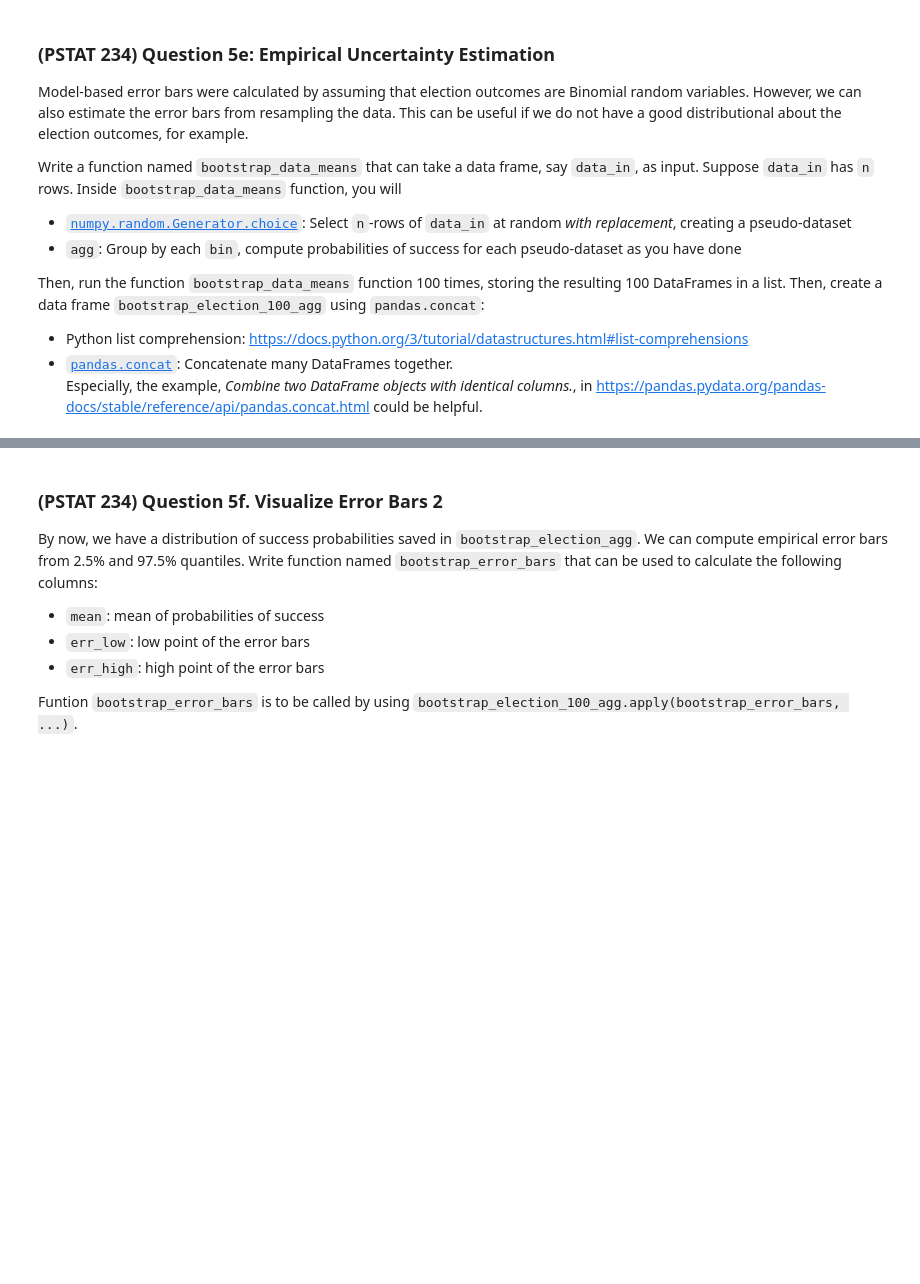
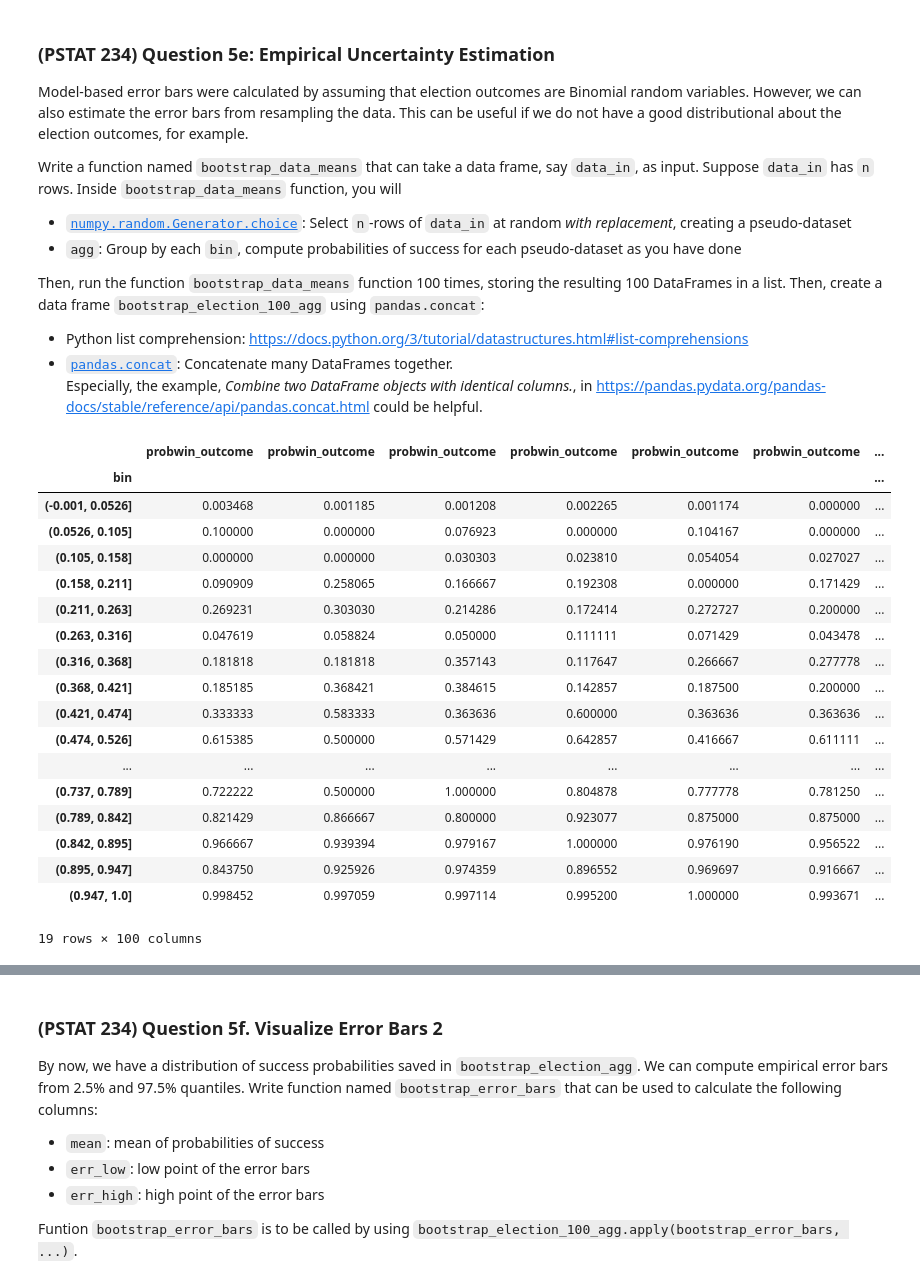
Before and after one commit to UCSB-PSTAT-134-234/Winter2023, a Jupyter notebook: assignments/assignment1/student/assignment1.ipynb, the cells around one changed output, grey strips where cells are left out. Cells and saved outputs as stored; diff of their text form; code cells hidden in the pictures; blank space fills up the shorter version.

```diff
--- a/assignments/assignment1/student/assignment1.ipynb
+++ b/assignments/assignment1/student/assignment1.ipynb
@@ -535,17 +524,39 @@ points: 5
 # %%
 def bootstrap_data_means(data_in):
 
     from numpy.random import choice
 
     n = len(data_in)
 
     # randomly sample row indices with replacement
     indices = choice(n, size=n, replace=True)
     # compute probabilities of success
-    bootstrap_means = data_in[indices].mean()
+    bootstrap_means = data_in.iloc[indices,:].groupby("bin").agg({"probwin_outcome" : "mean"})
 
     return(bootstrap_means)
 
-bootstrap_election_100_agg = ...
+
+bootstrap_election_100_agg = pd.concat([bootstrap_data_means(election_sub) for i in range(100)], axis=1)
+bootstrap_election_100_agg
+# %% [output]
+|  | probwin_outcome | probwin_outcome | probwin_outcome | probwin_outcome | probwin_outcome | probwin_outcome | ... |
+| bin |  |  |  |  |  |  | ... |
+| (-0.001, 0.0526] | 0.003468 | 0.001185 | 0.001208 | 0.002265 | 0.001174 | 0.000000 | ... |
+| (0.0526, 0.105] | 0.100000 | 0.000000 | 0.076923 | 0.000000 | 0.104167 | 0.000000 | ... |
+| (0.105, 0.158] | 0.000000 | 0.000000 | 0.030303 | 0.023810 | 0.054054 | 0.027027 | ... |
+| (0.158, 0.211] | 0.090909 | 0.258065 | 0.166667 | 0.192308 | 0.000000 | 0.171429 | ... |
+| (0.211, 0.263] | 0.269231 | 0.303030 | 0.214286 | 0.172414 | 0.272727 | 0.200000 | ... |
+| (0.263, 0.316] | 0.047619 | 0.058824 | 0.050000 | 0.111111 | 0.071429 | 0.043478 | ... |
+| (0.316, 0.368] | 0.181818 | 0.181818 | 0.357143 | 0.117647 | 0.266667 | 0.277778 | ... |
+| (0.368, 0.421] | 0.185185 | 0.368421 | 0.384615 | 0.142857 | 0.187500 | 0.200000 | ... |
+| (0.421, 0.474] | 0.333333 | 0.583333 | 0.363636 | 0.600000 | 0.363636 | 0.363636 | ... |
+| (0.474, 0.526] | 0.615385 | 0.500000 | 0.571429 | 0.642857 | 0.416667 | 0.611111 | ... |
+| ... | ... | ... | ... | ... | ... | ... | ... |
+| (0.737, 0.789] | 0.722222 | 0.500000 | 1.000000 | 0.804878 | 0.777778 | 0.781250 | ... |
+| (0.789, 0.842] | 0.821429 | 0.866667 | 0.800000 | 0.923077 | 0.875000 | 0.875000 | ... |
+| (0.842, 0.895] | 0.966667 | 0.939394 | 0.979167 | 1.000000 | 0.976190 | 0.956522 | ... |
+| (0.895, 0.947] | 0.843750 | 0.925926 | 0.974359 | 0.896552 | 0.969697 | 0.916667 | ... |
+| (0.947, 1.0] | 0.998452 | 0.997059 | 0.997114 | 0.995200 | 1.000000 | 0.993671 | ... |
+19 rows × 100 columns
 # %%
 grader.check("q5e")
```
Also changed, not shown: parts of 7 cells of this notebook.
